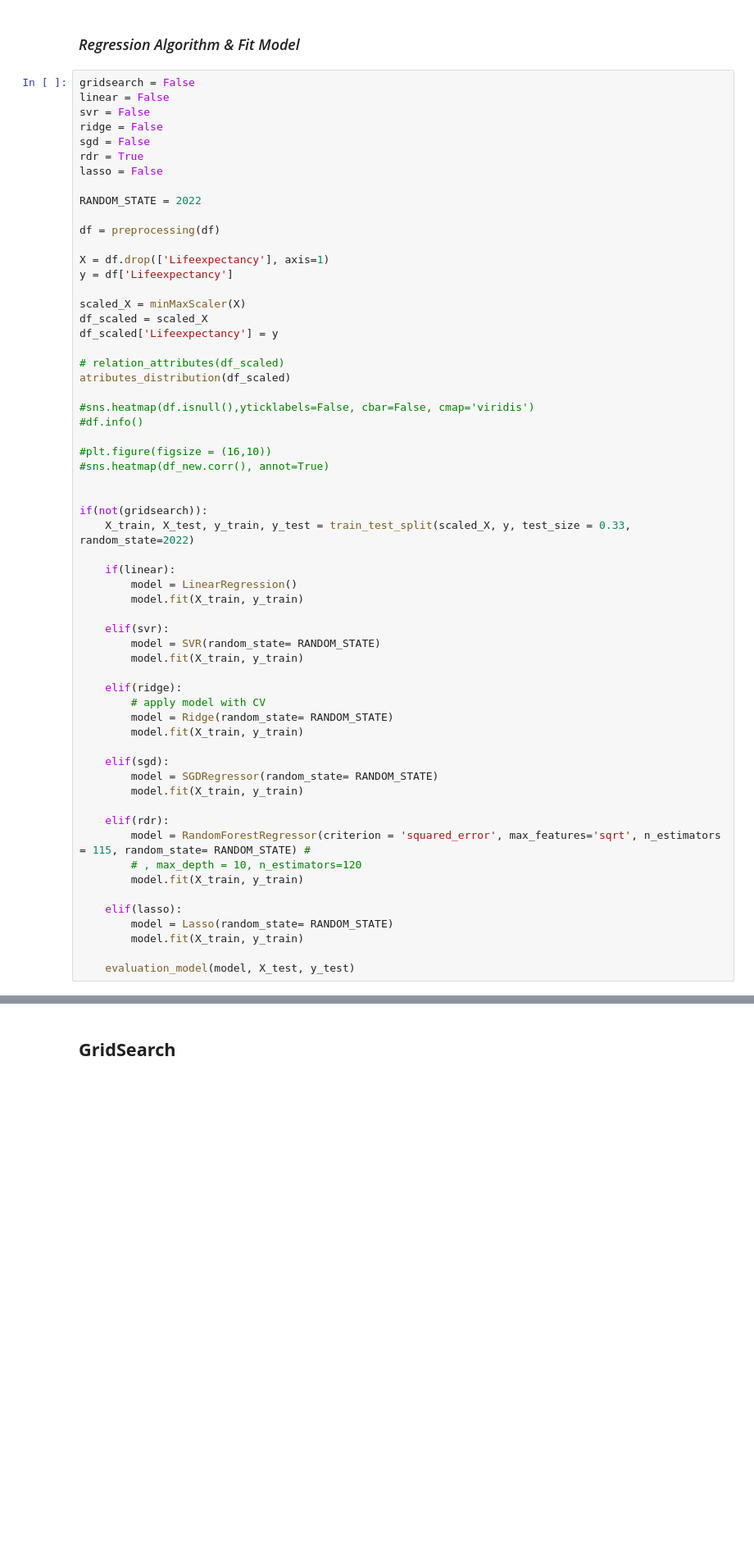
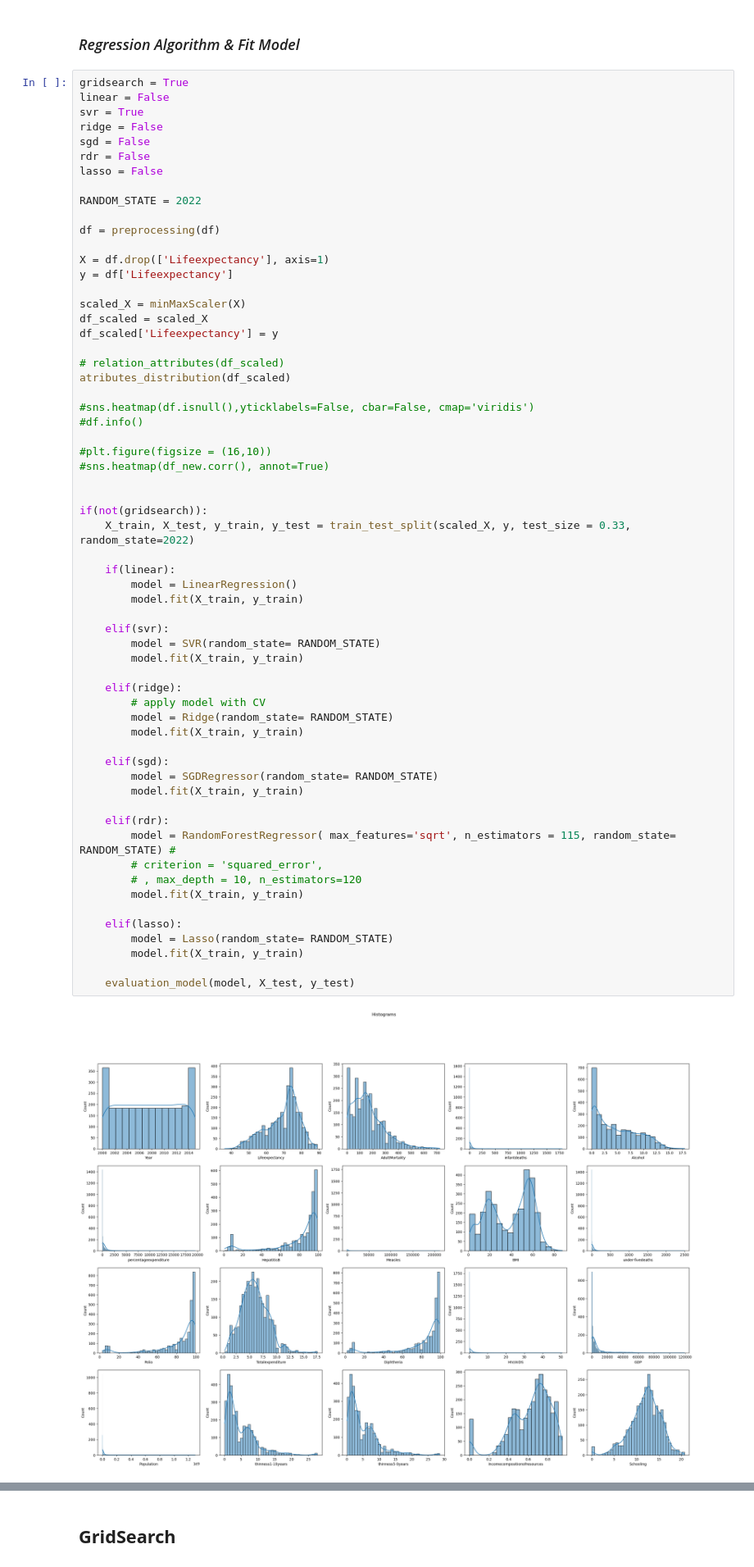
Before and after one commit to MarianaFilipa/DAA, a Jupyter notebook: Grupo_Tarefa/Grupo.ipynb, the cells around one changed output, grey strips where cells are left out. Shown at 82% size. Cells and saved outputs as stored; diff of their text form; blank space fills up the shorter version.

```diff
--- a/Grupo_Tarefa/Grupo.ipynb
+++ b/Grupo_Tarefa/Grupo.ipynb
@@ -488,12 +488,12 @@ def evaluation_model(model, X_test, y_test):
 # %% [markdown]
 ### *Regression Algorithm & Fit Model*
 # %%
-gridsearch = False
+gridsearch = True
 linear = False
-svr = False
+svr = True
 ridge = False
 sgd = False
-rdr = True
+rdr = False
 lasso = False
 
 RANDOM_STATE = 2022
@@ -520,31 +520,33 @@ atributes_distribution(df_scaled)
 if(not(gridsearch)):
     X_train, X_test, y_train, y_test = train_test_split(scaled_X, y, test_size = 0.33, random_state=2022)
 
     if(linear):
         model = LinearRegression()
         model.fit(X_train, y_train)
 
     elif(svr):
         model = SVR(random_state= RANDOM_STATE)
         model.fit(X_train, y_train)
 
     elif(ridge):
         # apply model with CV
         model = Ridge(random_state= RANDOM_STATE)
         model.fit(X_train, y_train)
 
     elif(sgd):
         model = SGDRegressor(random_state= RANDOM_STATE)
         model.fit(X_train, y_train)
 
     elif(rdr):
-        model = RandomForestRegressor(criterion = 'squared_error', max_features='sqrt', n_estimators = 115, random_state= RANDOM_STATE) #
+        model = RandomForestRegressor( max_features='sqrt', n_estimators = 115, random_state= RANDOM_STATE) #
+        # criterion = 'squared_error',
         # , max_depth = 10, n_estimators=120
         model.fit(X_train, y_train)
 
     elif(lasso):
         model = Lasso(random_state= RANDOM_STATE)
         model.fit(X_train, y_train)
 
     evaluation_model(model, X_test, y_test)
 # %% [output]
+[figure, new version]
```
Also changed, not shown: parts of 12 cells of this notebook, 1 other file.
